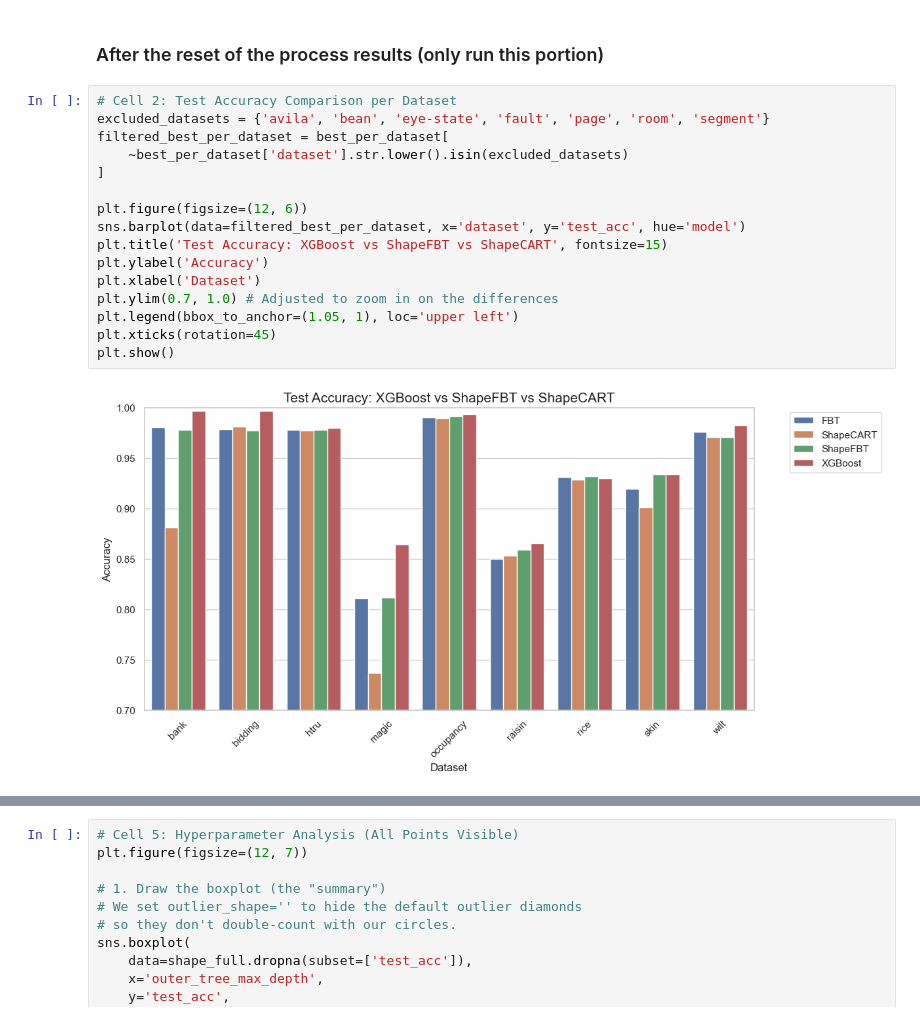
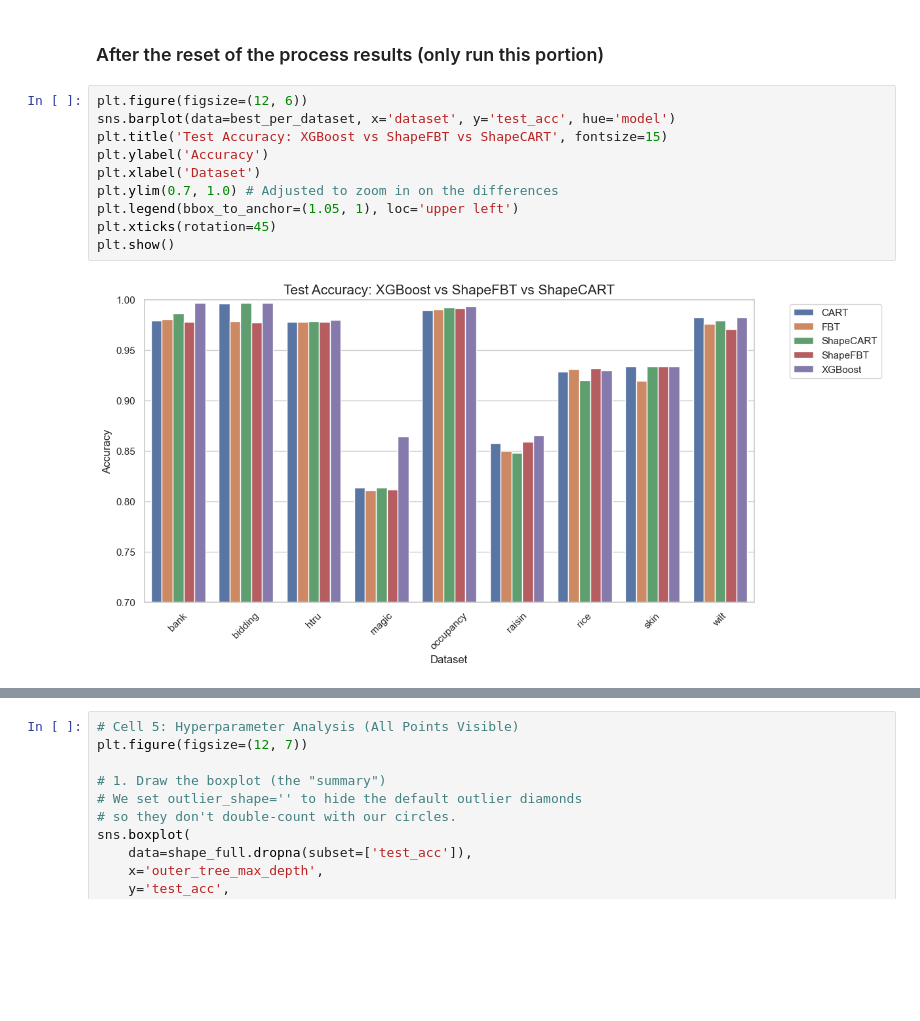
Before and after one commit to bzorbozan/SagiXGBoostTreeApproximator, a Jupyter notebook: analysis/generalization_analysis.ipynb, the cells around one changed output, grey strips where cells are left out. Cells and saved outputs as stored; diff of their text form; blank space fills up the shorter version.

```diff
--- a/analysis/generalization_analysis.ipynb
+++ b/analysis/generalization_analysis.ipynb
@@ -22,23 +65,17 @@ sns.set_theme(style="whitegrid")
 # %% [markdown]
 ### After the reset of the process results (only run this portion)
 # %%
-# Cell 2: Test Accuracy Comparison per Dataset
-excluded_datasets = {'avila', 'bean', 'eye-state', 'fault', 'page', 'room', 'segment'}
-filtered_best_per_dataset = best_per_dataset[
-    ~best_per_dataset['dataset'].str.lower().isin(excluded_datasets)
-]
-
 plt.figure(figsize=(12, 6))
-sns.barplot(data=filtered_best_per_dataset, x='dataset', y='test_acc', hue='model')
+sns.barplot(data=best_per_dataset, x='dataset', y='test_acc', hue='model')
 plt.title('Test Accuracy: XGBoost vs ShapeFBT vs ShapeCART', fontsize=15)
 plt.ylabel('Accuracy')
 plt.xlabel('Dataset')
 plt.ylim(0.7, 1.0) # Adjusted to zoom in on the differences
 plt.legend(bbox_to_anchor=(1.05, 1), loc='upper left')
 plt.xticks(rotation=45)
 plt.show()
 # %% [output]
-[figure, old version]
+[figure, new version]
 # %%
 # Cell 3: Generalization Gap Analysis
 # (Lower is better - indicates less overfitting)
```
Also changed, not shown: parts of 17 cells of this notebook, 7 other files.
